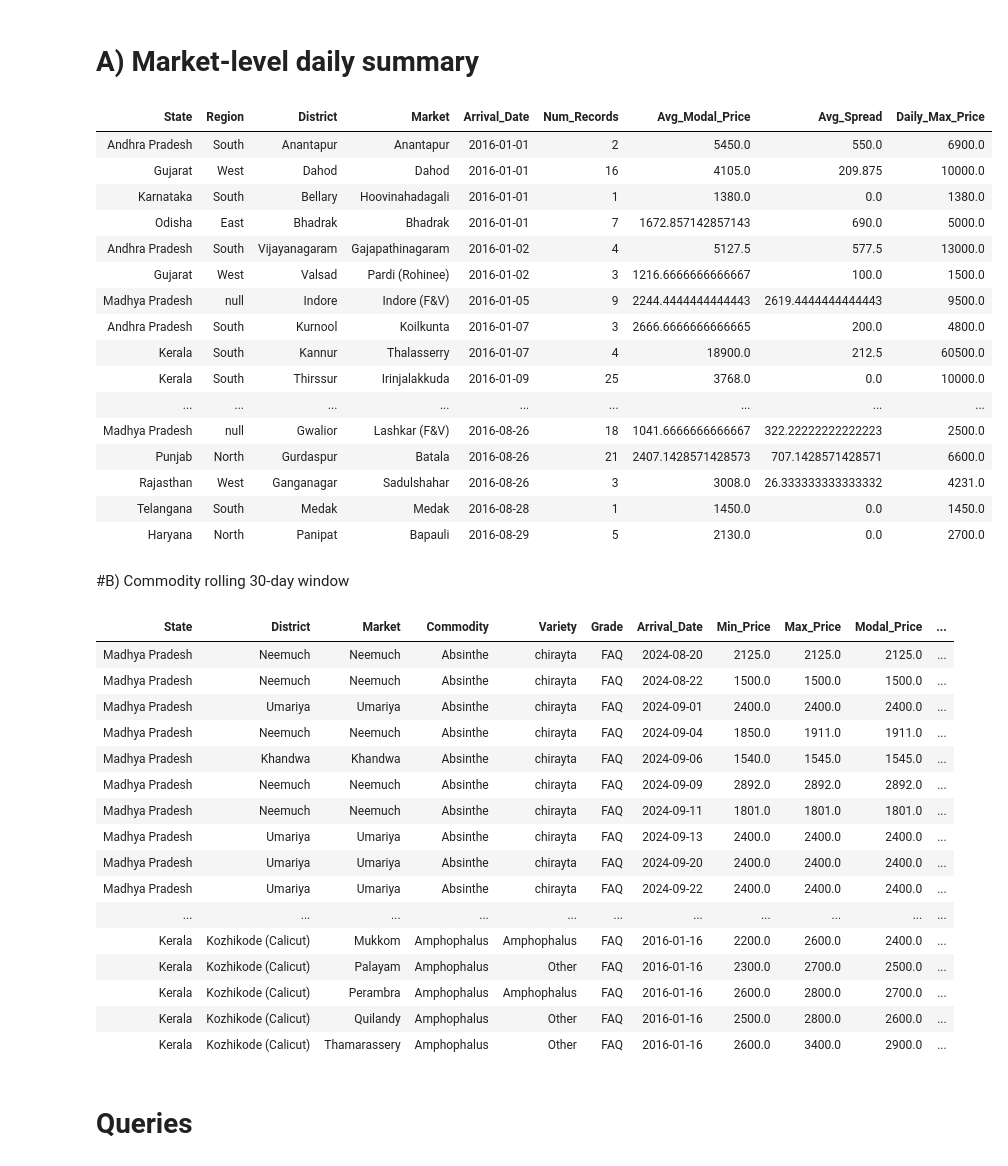
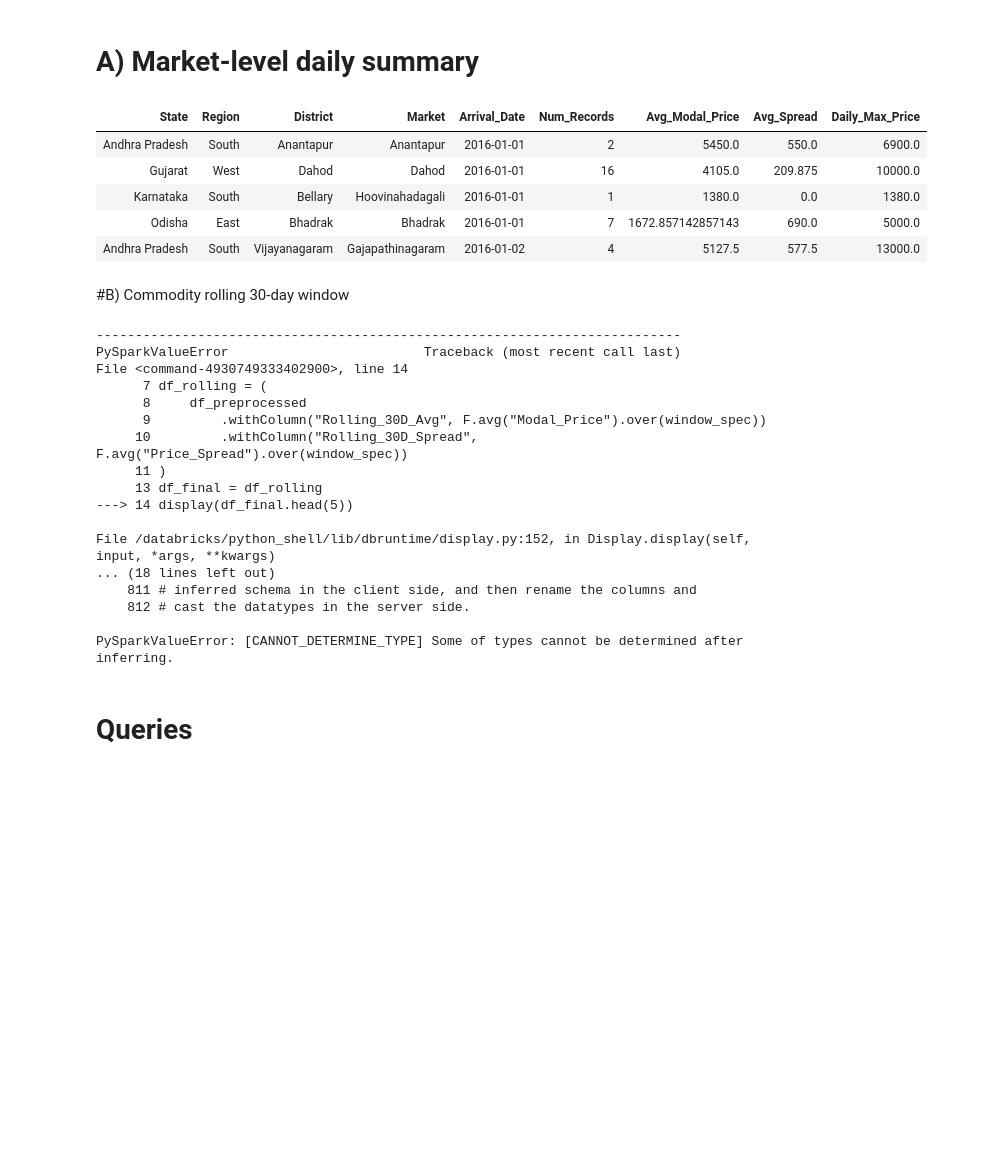
Before and after one commit to Kedar-V/Pyspark, a Jupyter notebook: Pyspark Assignment.ipynb, the cells around one changed output. Cells and saved outputs as stored; diff of their text form; code cells hidden in the pictures; blank space fills up the shorter version.

```diff
--- a/Pyspark Assignment.ipynb
+++ b/Pyspark Assignment.ipynb
@@ -222,33 +205,22 @@ df_preprocessed = (
 # %%
 df_market_agg = (
     df_preprocessed
         .groupBy("State", "Region", "District", "Market", "Arrival_Date")
         .agg(
             F.count("*").alias("Num_Records"),
             F.avg("Modal_Price").alias("Avg_Modal_Price"),
             F.avg("Price_Spread").alias("Avg_Spread"),
             F.max("Max_Price").alias("Daily_Max_Price")
         )
 )
-display(df_market_agg.head(1000))
+display(df_market_agg.head(5))
 # %% [output]
 | State | Region | District | Market | Arrival_Date | Num_Records | Avg_Modal_Price | Avg_Spread | Daily_Max_Price |
 | Andhra Pradesh | South | Anantapur | Anantapur | 2016-01-01 | 2 | 5450.0 | 550.0 | 6900.0 |
 | Gujarat | West | Dahod | Dahod | 2016-01-01 | 16 | 4105.0 | 209.875 | 10000.0 |
 | Karnataka | South | Bellary | Hoovinahadagali | 2016-01-01 | 1 | 1380.0 | 0.0 | 1380.0 |
 | Odisha | East | Bhadrak | Bhadrak | 2016-01-01 | 7 | 1672.857142857143 | 690.0 | 5000.0 |
 | Andhra Pradesh | South | Vijayanagaram | Gajapathinagaram | 2016-01-02 | 4 | 5127.5 | 577.5 | 13000.0 |
-| Gujarat | West | Valsad | Pardi (Rohinee) | 2016-01-02 | 3 | 1216.6666666666667 | 100.0 | 1500.0 |
-| Madhya Pradesh | null | Indore | Indore (F&V) | 2016-01-05 | 9 | 2244.4444444444443 | 2619.4444444444443 | 9500.0 |
-| Andhra Pradesh | South | Kurnool | Koilkunta | 2016-01-07 | 3 | 2666.6666666666665 | 200.0 | 4800.0 |
-| Kerala | South | Kannur | Thalasserry | 2016-01-07 | 4 | 18900.0 | 212.5 | 60500.0 |
-| Kerala | South | Thirssur | Irinjalakkuda | 2016-01-09 | 25 | 3768.0 | 0.0 | 10000.0 |
-| ... | ... | ... | ... | ... | ... | ... | ... | ... |
-| Madhya Pradesh | null | Gwalior | Lashkar (F&V) | 2016-08-26 | 18 | 1041.6666666666667 | 322.22222222222223 | 2500.0 |
-| Punjab | North | Gurdaspur | Batala | 2016-08-26 | 21 | 2407.1428571428573 | 707.1428571428571 | 6600.0 |
-| Rajasthan | West | Ganganagar | Sadulshahar | 2016-08-26 | 3 | 3008.0 | 26.333333333333332 | 4231.0 |
-| Telangana | South | Medak | Medak | 2016-08-28 | 1 | 1450.0 | 0.0 | 1450.0 |
-| Haryana | North | Panipat | Bapauli | 2016-08-29 | 5 | 2130.0 | 0.0 | 2700.0 |
 # %% [markdown]
 #B) Commodity rolling 30-day window
 # %%
@@ -265,25 +237,25 @@ df_rolling = (
 )
 
 df_final = df_rolling
-display(df_final.head(1000))
+display(df_final.head(5))
 # %% [output]
-| State | District | Market | Commodity | Variety | Grade | Arrival_Date | Min_Price | Max_Price | Modal_Price | ... |
-| Madhya Pradesh | Neemuch | Neemuch | Absinthe | chirayta | FAQ | 2024-08-20 | 2125.0 | 2125.0 | 2125.0 | ... |
-| Madhya Pradesh | Neemuch | Neemuch | Absinthe | chirayta | FAQ | 2024-08-22 | 1500.0 | 1500.0 | 1500.0 | ... |
-| Madhya Pradesh | Umariya | Umariya | Absinthe | chirayta | FAQ | 2024-09-01 | 2400.0 | 2400.0 | 2400.0 | ... |
-| Madhya Pradesh | Neemuch | Neemuch | Absinthe | chirayta | FAQ | 2024-09-04 | 1850.0 | 1911.0 | 1911.0 | ... |
-| Madhya Pradesh | Khandwa | Khandwa | Absinthe | chirayta | FAQ | 2024-09-06 | 1540.0 | 1545.0 | 1545.0 | ... |
-| Madhya Pradesh | Neemuch | Neemuch | Absinthe | chirayta | FAQ | 2024-09-09 | 2892.0 | 2892.0 | 2892.0 | ... |
-| Madhya Pradesh | Neemuch | Neemuch | Absinthe | chirayta | FAQ | 2024-09-11 | 1801.0 | 1801.0 | 1801.0 | ... |
-| Madhya Pradesh | Umariya | Umariya | Absinthe | chirayta | FAQ | 2024-09-13 | 2400.0 | 2400.0 | 2400.0 | ... |
-| Madhya Pradesh | Umariya | Umariya | Absinthe | chirayta | FAQ | 2024-09-20 | 2400.0 | 2400.0 | 2400.0 | ... |
-| Madhya Pradesh | Umariya | Umariya | Absinthe | chirayta | FAQ | 2024-09-22 | 2400.0 | 2400.0 | 2400.0 | ... |
-| ... | ... | ... | ... | ... | ... | ... | ... | ... | ... | ... |
-| Kerala | Kozhikode (Calicut) | Mukkom | Amphophalus | Amphophalus | FAQ | 2016-01-16 | 2200.0 | 2600.0 | 2400.0 | ... |
-| Kerala | Kozhikode (Calicut) | Palayam | Amphophalus | Other | FAQ | 2016-01-16 | 2300.0 | 2700.0 | 2500.0 | ... |
-| Kerala | Kozhikode (Calicut) | Perambra | Amphophalus | Amphophalus | FAQ | 2016-01-16 | 2600.0 | 2800.0 | 2700.0 | ... |
-| Kerala | Kozhikode (Calicut) | Quilandy | Amphophalus | Other | FAQ | 2016-01-16 | 2500.0 | 2800.0 | 2600.0 | ... |
-| Kerala | Kozhikode (Calicut) | Thamarassery | Amphophalus | Other | FAQ | 2016-01-16 | 2600.0 | 3400.0 | 2900.0 | ... |
+---------------------------------------------------------------------------
+PySparkValueError                         Traceback (most recent call last)
+File <command-4930749333402900>, line 14
+      7 df_rolling = (
+      8     df_preprocessed
+      9         .withColumn("Rolling_30D_Avg", F.avg("Modal_Price").over(window_spec))
+     10         .withColumn("Rolling_30D_Spread", F.avg("Price_Spread").over(window_spec))
+     11 )
+     13 df_final = df_rolling
+---> 14 display(df_final.head(5))
+
+File /databricks/python_shell/lib/dbruntime/display.py:152, in Display.display(self, input, *args, **kwargs)
+... (18 lines left out)
+    811 # inferred schema in the client side, and then rename the columns and
+    812 # cast the datatypes in the server side.
+
+PySparkValueError: [CANNOT_DETERMINE_TYPE] Some of types cannot be determined after inferring.
 # %%
 %sql
 DROP VOLUME IF EXISTS workspace.default.preprocessed;
```
Also changed, not shown: parts of 8 cells of this notebook.
